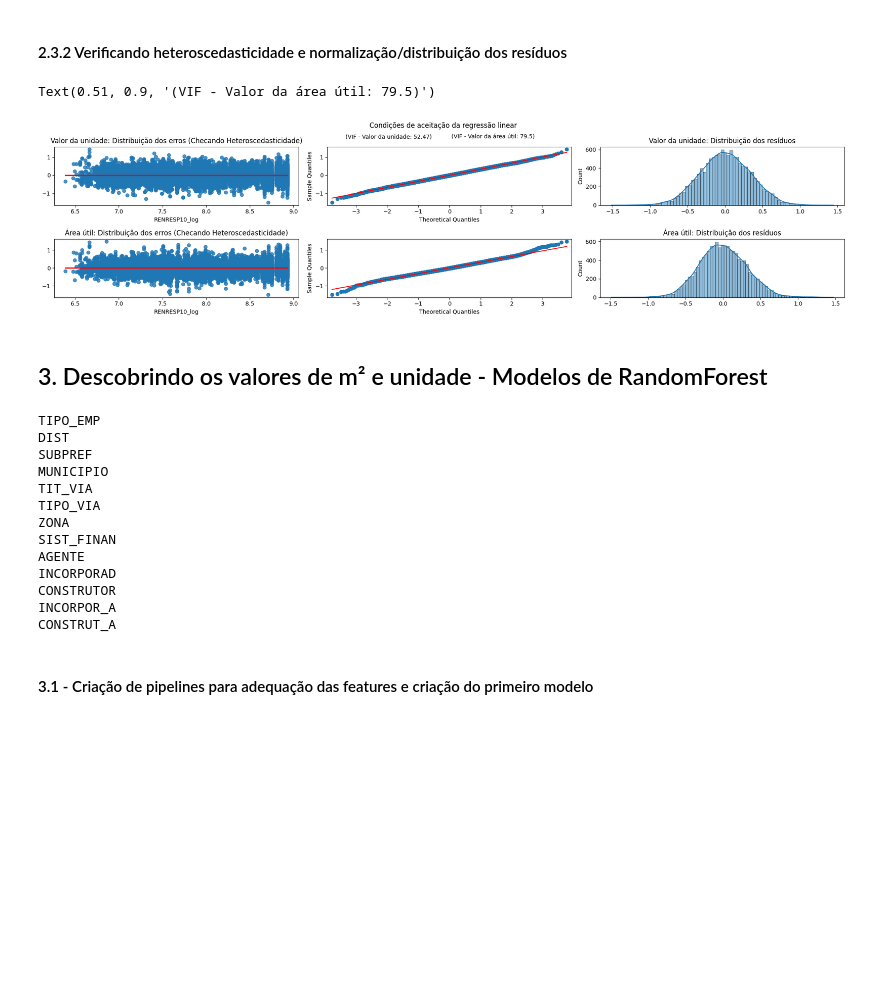
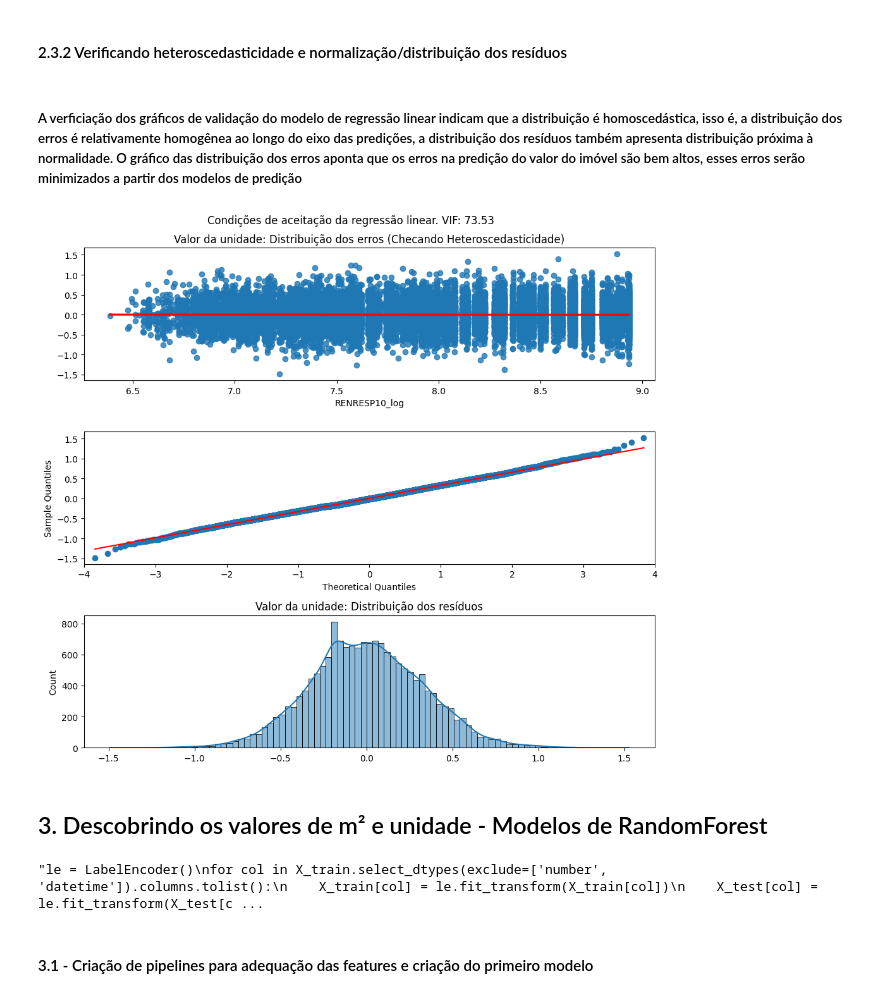
Before and after one commit to LissesCastro/Tera-Mercado-Imobiliario-SP, a Jupyter notebook: modelo_preditivo.ipynb, the cells around one changed output. Saved outputs shown, nothing was run; the diff lists cells and outputs as text; code cells hidden in the pictures; blank space fills up the shorter version.

Commit message:
Pré-Apresentação

```diff
--- a/modelo_preditivo.ipynb
+++ b/modelo_preditivo.ipynb
@@ -190,14 +146,11 @@ A seguir, essas duas variáveis são inseridas no modelo da resposta logarítimi
 <h3>2.2 - Otimizando os modelos</h3>
 # %%
 #Variáveis utilizadas em cada um dos modelos
-variaveis_au =['REGIAO', 'BANH_DORM', 'AR_UT_UNID', 'TIPO_EMP', 'RENRESP10_log', 'CONSTRUTOR', 'AGENTE']
-variaveis_tt = ['REGIAO', 'BANH_DORM', 'AGENTE', 'RENRESP10_log', 'AR_TT_UNID']
+variaveis = ['REGIAO', 'AGENTE', 'RENRESP10_log', 'AR_TT_UNID', 'DORM_UNID', 'UNIDAND']
 
 #Modelos de regressão da área útil e total da unidade
-regressao_au = sm.ols(formula='PC_AU_ATU_log ~ REGIAO + BANH_DORM + AR_UT_UNID + TIPO_EMP + RENRESP10_log + AGENTE', data=df.iloc[X_train.index,:]).fit()
-regressao_tt = sm.ols(formula='PC_TT_ATU_log ~ DORM_UNID + REGIAO + RENRESP10_log + AR_TT_UNID', data=df.iloc[X_train.index,:]).fit()
+regressao = sm.ols(formula='PC_TT_ATU_log ~ DORM_UNID + REGIAO + RENRESP10_log + AR_TT_UNID + AGENTE + UNIDAND', data=df).fit()
 
-regressao_tt.summary()
-#regressao_tt.summary()
+regressao.summary()
 # %% [output]
 OLS Regression Results
@@ -243,10 +219,8 @@ fig.tight_layout()
 # %%
 #Variance Inflation Factor para verificar multicolinearidade entre as variáveis
-vif_tt = calc_vif(df[variaveis_tt])
-#print('vars: ', variaveis_tt)
-print('Unidade - Variable Inflation Factors:', vif_tt.VIF.sum(), '\n')
 
-vif_au = calc_vif(df[variaveis_au])
-#print('vars: ', variaveis_au)
-print('Área Útil - Variable Inflation Factors:', vif_au.VIF.sum(), '\n')
+vif = calc_vif(df[variaveis])
+vif
+#print('vars: ', variaveis)
+#print('Variable Inflation Factor:', vif.VIF.sum(), '\n')
 # %% [output]
@@ -256,29 +234,24 @@ Unidade - Variable Inflation Factors: 52.46571408568083
 # %% [markdown]
 <h4>2.3.2 Verificando heteroscedasticidade e normalização/distribuição dos resíduos</h4>
+# %% [markdown]
+<h5>A verficiação dos gráficos de validação do modelo de regressão linear indicam que a distribuição é homoscedástica, isso é, a distribuição dos erros é relativamente homogênea ao longo do eixo das predições, a distribuição dos resíduos também apresenta distribuição próxima à normalidade. O gráfico das distribuição dos erros aponta que os erros na predição do valor do imóvel são bem altos, esses erros serão minimizados a partir dos modelos de predição</h5>
 # %%
+tam_residuos = len(regressao.resid)
+df = df.sample(n=tam_residuos, random_state=42)
 
 #Criando os subplots dos testes das regressões
-fig, axs = plt.subplots(2, 3, figsize=(20,5), facecolor='white')
-ax00 = sns.regplot(x=X_train.RENRESP10_log, y=regressao_tt.resid, ax=axs[0,0], line_kws={'color':'red'})
-ax01 = sma.qqplot(regressao_tt.resid, line="s", ax=axs[0,1])
-ax02 = sns.histplot(regressao_tt.resid, kde=True, ax=axs[0,2])
-ax10 = sns.regplot(x=X_train.RENRESP10_log, y=regressao_au.resid, ax=axs[1,0], line_kws={'color':'red'})
-ax11 = sma.qqplot(regressao_au.resid, line="s", ax=axs[1,1])
-ax12 = sns.histplot(regressao_au.resid, kde=True, ax=axs[1,2])
+fig, axs = plt.subplots(3, 1, figsize=(10,9), facecolor='white')
+ax00 = sns.regplot(x=df.RENRESP10_log, y=regressao.resid, ax=axs[0], line_kws={'color':'red'})
+ax01 = sma.qqplot(regressao.resid, line="s", ax=axs[1])
+ax02 = sns.histplot(regressao.resid, kde=True, ax=axs[2])
 
 #Títulos dos subplots
 ax00.set_title('Valor da unidade: Distribuição dos erros (Checando Heteroscedasticidade)')
 ax01.suptitle('Valor da unidade: Distribuição dos resíduos (QQPlot)')
 ax02.set_title('Valor da unidade: Distribuição dos resíduos')
-ax10.set_title('Área útil: Distribuição dos erros (Checando Heteroscedasticidade)')
-ax11.suptitle('Área útil: Distribuição dos resíduos (QQPlot)')
-ax12.set_title('Área útil: Distribuição dos resíduos')
 
 #Título geral
-fig.suptitle('Condições de aceitação da regressão linear')
+fig.suptitle('Condições de aceitação da regressão linear. VIF: %0.2f' % (vif.VIF.sum()))
 fig.tight_layout()
-fig.text(s='(VIF - Valor da unidade: {})'.format(round(vif_tt.VIF.sum(), 2)), y=0.90, x=0.38)
-fig.text(s='(VIF - Valor da área útil: {})'.format(round(vif_au.VIF.sum(), 2)), y=0.90, x=0.51)
 # %% [output]
-Text(0.51, 0.9, '(VIF - Valor da área útil: 79.5)')
-[figure, old version]
+[figure, new version]
@@ -285,29 +271,13 @@ Text(0.51, 0.9, '(VIF - Valor da área útil: 79.5)')
 # %% [markdown]
 <h2>3. Descobrindo os valores de m² e unidade - Modelos de RandomForest </h2>
 # %%
-#le = LabelEncoder()
-#for col in categoricas2:
-#    df_rf[col] = le.fit_transform(df_rf[col])
-
-le = LabelEncoder()
+'''le = LabelEncoder()
 for col in X_train.select_dtypes(exclude=['number', 'datetime']).columns.tolist():
-    X_train_tt[col] = le.fit_transform(X_train_tt[col])
-    X_test_tt[col] = le.fit_transform(X_test_tt[col])
-    print(col)
+    X_train[col] = le.fit_transform(X_train[col])
+    X_test[col] = le.fit_transform(X_test[col])
+    print(col)'''
 # %% [output]
-TIPO_EMP
-DIST
-SUBPREF
-MUNICIPIO
-TIT_VIA
-TIPO_VIA
-ZONA
-SIST_FINAN
-AGENTE
-INCORPORAD
-CONSTRUTOR
-INCORPOR_A
-CONSTRUT_A
+"le = LabelEncoder()\nfor col in X_train.select_dtypes(exclude=['number', 'datetime']).columns.tolist():\n    X_train[col] = le.fit_transform(X_train[col])\n    X_test[col] = le.fit_transform(X_test[c ...
 # %% [markdown]
 <h4>3.1 - Criação de pipelines para adequação das features e criação do primeiro modelo</h4>
 # %%
```
Also changed, not shown: parts of 40 cells of this notebook.
